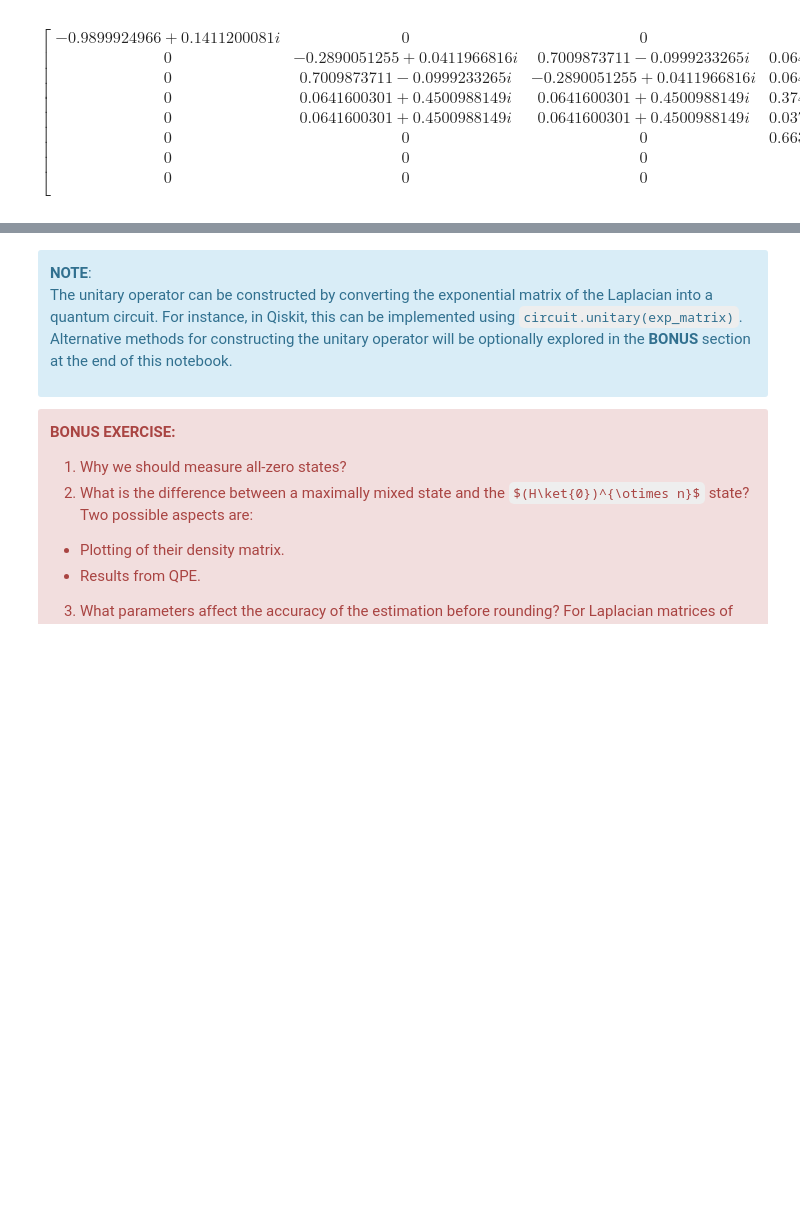
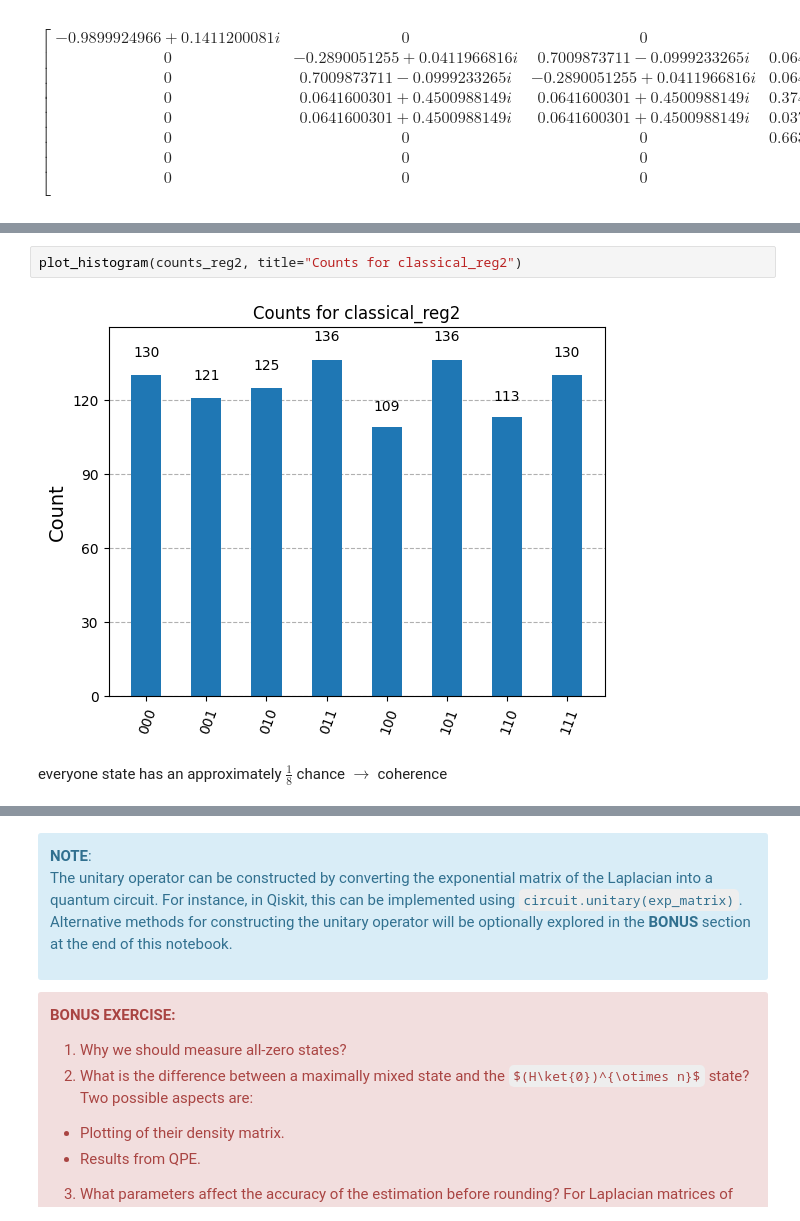
Before and after one commit to JoeJoeNguyen/MOODYS_2025_Hackathon, a Jupyter notebook: moodys_challenge.ipynb, the cells around one changed output, grey strips where cells are left out. Cells and saved outputs as stored; diff of their text form; some formulas as TeX source; blank space fills up the shorter version.

```diff
--- a/moodys_challenge.ipynb
+++ b/moodys_challenge.ipynb
@@ -853,0 +876,6 @@ QPE_circuit.decompose().draw('mpl')
+# %%
+plot_histogram(counts_reg2, title="Counts for classical_reg2")
+# %% [output]
+[figure, added]
+# %% [markdown]
+everyone state has an approximately $\frac{1}{8}$ chance $\rightarrow$ coherence
```
Also changed, not shown: parts of 29 cells of this notebook, 1 other file.
